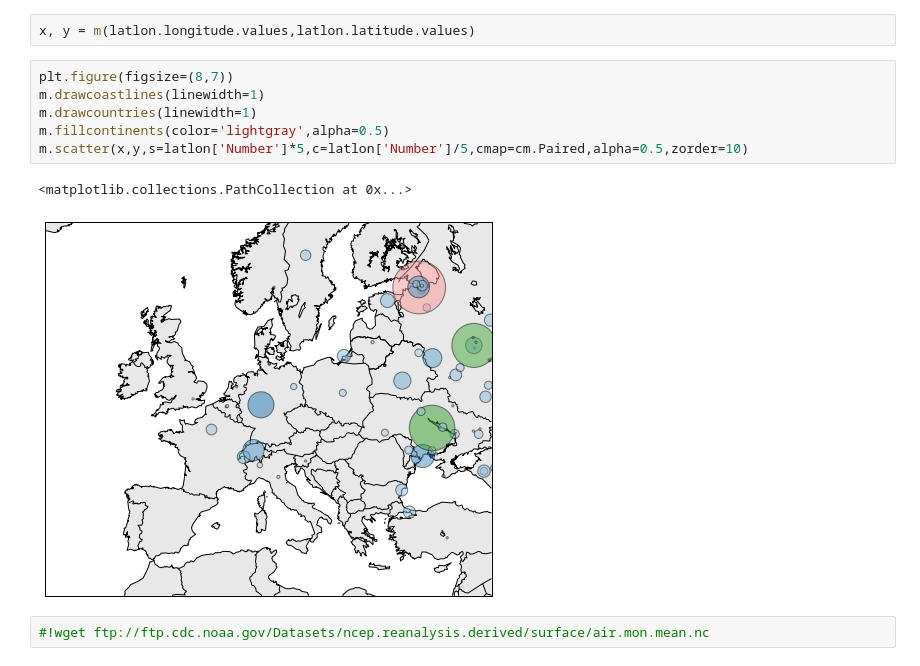
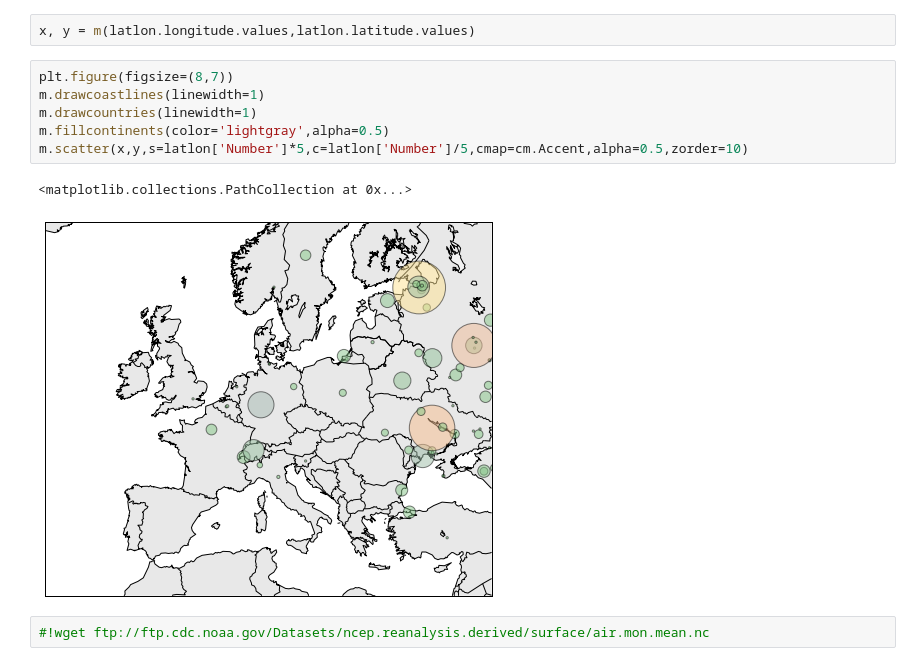
Before and after one commit to koldunovn/pyunconf2015, a Jupyter notebook: basemap/basemap_basics.ipynb, the cells around one changed output. Drawn from its saved outputs; the diff is of its cells as text.

```diff
--- a/basemap/basemap_basics.ipynb
+++ b/basemap/basemap_basics.ipynb
@@ -138,12 +138,12 @@ x, y = m(latlon.longitude.values,latlon.latitude.values)
 # %%
 plt.figure(figsize=(8,7))
 m.drawcoastlines(linewidth=1)
 m.drawcountries(linewidth=1)
 m.fillcontinents(color='lightgray',alpha=0.5)
-m.scatter(x,y,s=latlon['Number']*5,c=latlon['Number']/5,cmap=cm.Paired,alpha=0.5,zorder=10)
+m.scatter(x,y,s=latlon['Number']*5,c=latlon['Number']/5,cmap=cm.Accent,alpha=0.5,zorder=10)
 # %% [output]
 <matplotlib.collections.PathCollection at 0x...>
-[figure, old version]
+[figure, new version]
 # %%
 #!wget ftp://ftp.cdc.noaa.gov/Datasets/ncep.reanalysis.derived/surface/air.mon.mean.nc
 # %%
```
Also changed, not shown: parts of 13 cells of this notebook, 1 other file.
